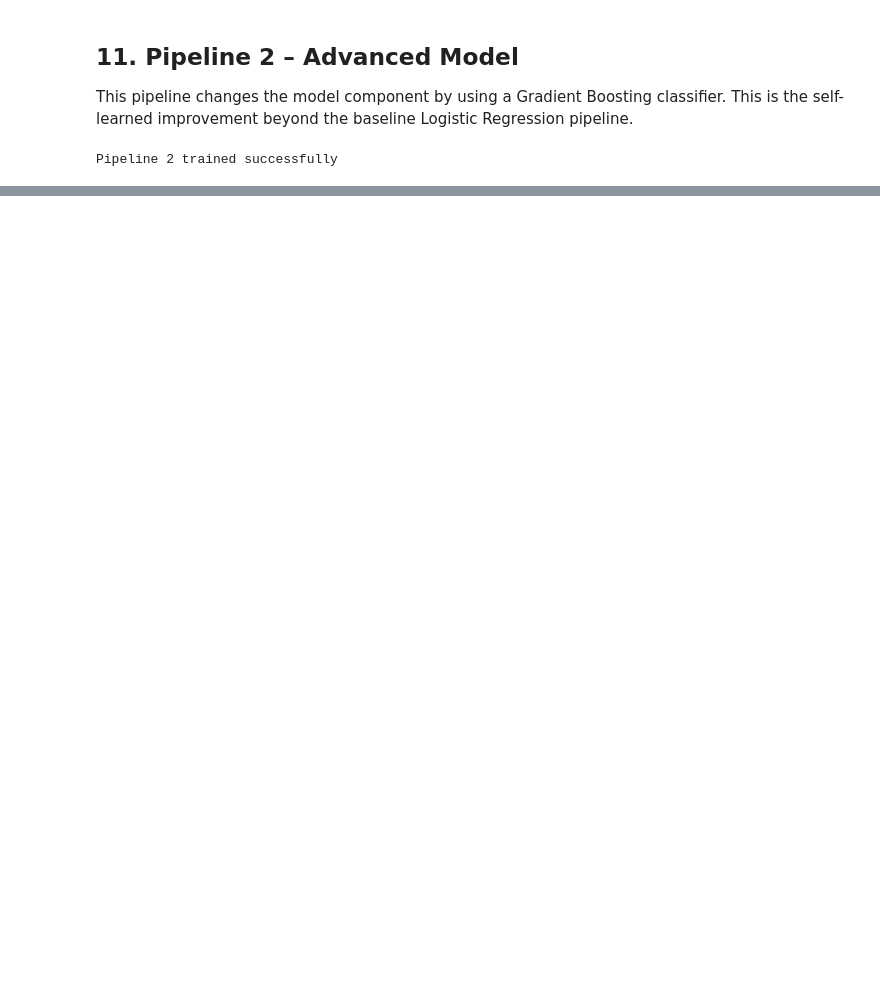
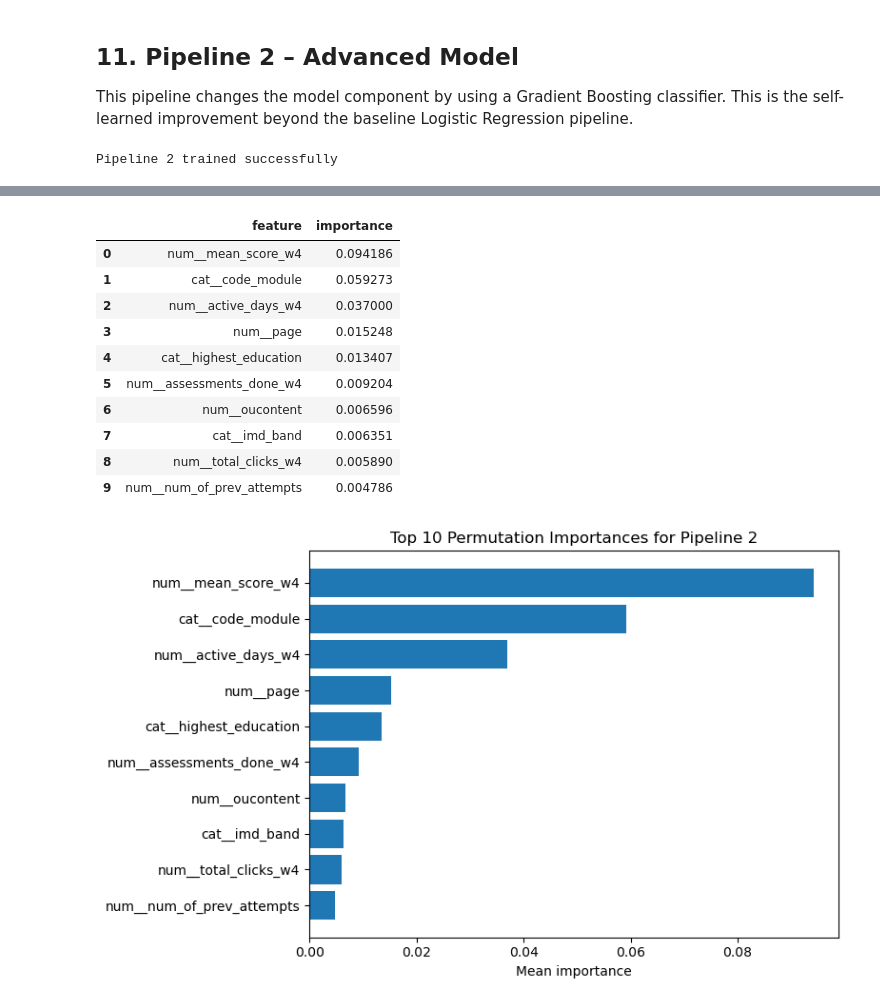
Before and after one commit to KhozaVu/Machine-Learning-Notebook, a Jupyter notebook: OULAD_Project.ipynb, the cells around one changed output, grey strips where cells are left out. Cells and saved outputs as stored; diff of their text form; code cells hidden in the pictures; blank space fills up the shorter version.

```diff
--- a/OULAD_Project.ipynb
+++ b/OULAD_Project.ipynb
@@ -1034,0 +1404,53 @@ plt.show()
+# %%
+import pandas as pd
+import matplotlib.pyplot as plt
+from IPython.display import display
+from sklearn.metrics import log_loss
+from sklearn.inspection import permutation_importance
+
+required_objects = ["pipeline_2", "X_test", "y_test", "y_proba_p1", "y_proba_p2"]
+missing_objects = [name for name in required_objects if name not in globals()]
+
+if missing_objects:
+    print(
+        "Section 16 feature importance requires the trained advanced pipeline and test data. "
+        "Run the notebook through Section 11 first, then rerun this cell. "
+        f"Missing: {', '.join(missing_objects)}"
+    )
+else:
+    print("Pipeline 1 log loss:", round(log_loss(y_test, y_proba_p1), 4))
+    print("Pipeline 2 log loss:", round(log_loss(y_test, y_proba_p2), 4))
+
+    perm_importance = permutation_importance(
+        pipeline_2,
+        X_test,
+        y_test,
+        n_repeats=5,
+        random_state=42,
+        n_jobs=-1
+    )
+
+    feature_names = pipeline_2.named_steps["preprocessor"].get_feature_names_out()
+
+    feat_imp = (
+        pd.DataFrame(
+            {
+                "feature": feature_names,
+                "importance": perm_importance.importances_mean,
+            }
+        )
+        .sort_values(by="importance", ascending=False)
+        .reset_index(drop=True)
+    )
+
+    display(feat_imp.head(10))
+
+    plt.figure(figsize=(8, 5))
+    top10 = feat_imp.head(10).sort_values("importance", ascending=True)
+    plt.barh(top10["feature"], top10["importance"])
+    plt.title("Top 10 Permutation Importances for Pipeline 2")
+    plt.xlabel("Mean importance")
+    plt.tight_layout()
+    plt.savefig("feature_importance_p2.png", dpi=300, bbox_inches="tight")
+    plt.show()
+# %% [output]
@@ -1034,0 +1459,12 @@ plt.show()
+|  | feature | importance |
+| 0 | num__mean_score_w4 | 0.094186 |
+| 1 | cat__code_module | 0.059273 |
+| 2 | num__active_days_w4 | 0.037000 |
+| 3 | num__page | 0.015248 |
+| 4 | cat__highest_education | 0.013407 |
+| 5 | num__assessments_done_w4 | 0.009204 |
+| 6 | num__oucontent | 0.006596 |
+| 7 | cat__imd_band | 0.006351 |
+| 8 | num__total_clicks_w4 | 0.005890 |
+| 9 | num__num_of_prev_attempts | 0.004786 |
+[figure, added]
```
Also changed, not shown: parts of 49 cells of this notebook.
